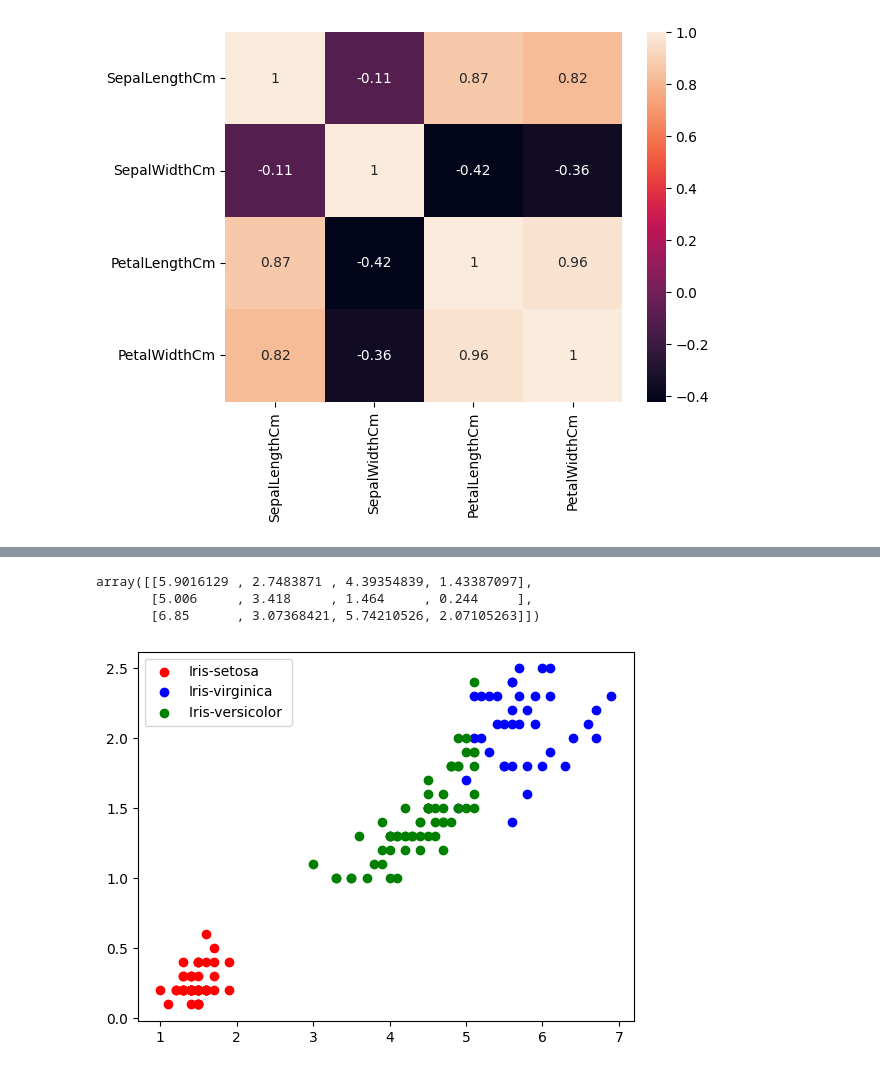
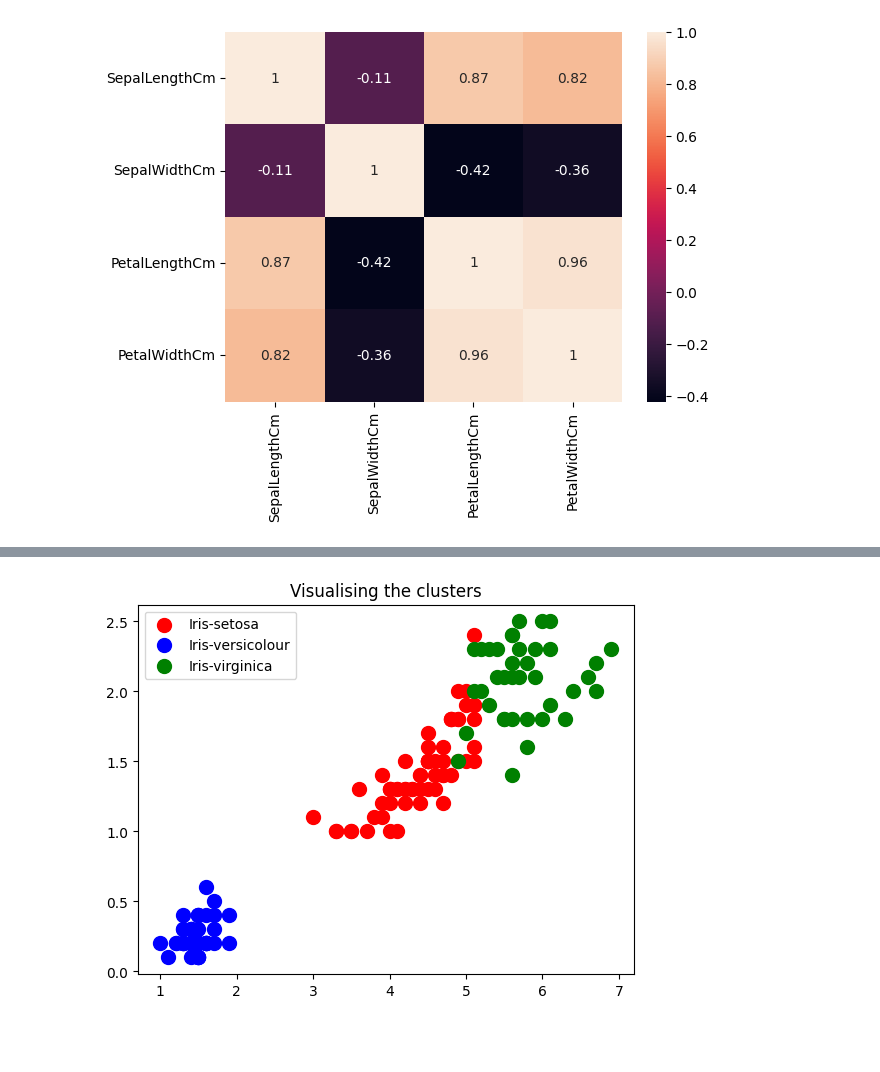
Before and after one commit to rohit-s-s/Grip_Intership, a Jupyter notebook: Unsupervised_Learning_with_K_Means_cluster.ipynb, the cells around one changed output, grey strips where cells are left out. Saved outputs shown, nothing was run; the diff lists cells and outputs as text; code cells hidden in the pictures; blank space fills up the shorter version.

```diff
--- a/Unsupervised_Learning_with_K_Means_cluster.ipynb
+++ b/Unsupervised_Learning_with_K_Means_cluster.ipynb
@@ -146,6 +123,0 @@ array([1, 1, 1, 1, 1, 1, 1, 1, 1, 1, 1, 1, 1, 1, 1, 1, 1, 1, 1, 1, 1, 1,
-# %%
-km1.cluster_centers_
-# %% [output]
-array([[5.9016129 , 2.7483871 , 4.39354839, 1.43387097],
-       [5.006     , 3.418     , 1.464     , 0.244     ],
-       [6.85      , 3.07368421, 5.74210526, 2.07105263]])
@@ -154,11 +124,21 @@ df_imp = np.array(df_imp)
-# %%
-plt.scatter(df_imp[y_means==1,2 ],df_imp[y_means==1,3 ], color='r' , label='Iris-setosa')
-plt.scatter(df_imp[y_means==2,2 ],df_imp[y_means==2,3 ], color='b', label='Iris-virginica')
-plt.scatter(df_imp[y_means==0,2 ],df_imp[y_means==0,3 ], color='g' , label='Iris-versicolor ')
-
-
-
-plt.legend()
-plt.show()
-# %% [output]
-[figure, removed]
+# %%
+# Creating the kmeans classifier
+kmeans = KMeans(n_clusters = 3, init = 'k-means++',
+                n_init = 10, random_state = 0)
+y_kmeans = kmeans.fit_predict(x)
+# %%
+# Visualising the clusters
+plt.scatter(x[y_kmeans == 0,2 ], x[y_kmeans == 0, 3],
+            s = 100, c = 'red', label = 'Iris-setosa')
+plt.scatter(x[y_kmeans == 1, 2], x[y_kmeans == 1, 3],
+            s = 100, c = 'blue', label = 'Iris-versicolour')
+plt.scatter(x[y_kmeans == 2, 2], x[y_kmeans == 2, 3],
+            s = 100, c = 'green', label = 'Iris-virginica')
+plt.title('Visualising the clusters')
+
+
+
+plt.legend()
+plt.show()
+# %% [output]
+[figure, added]
```
Also changed, not shown: parts of 12 cells of this notebook.
